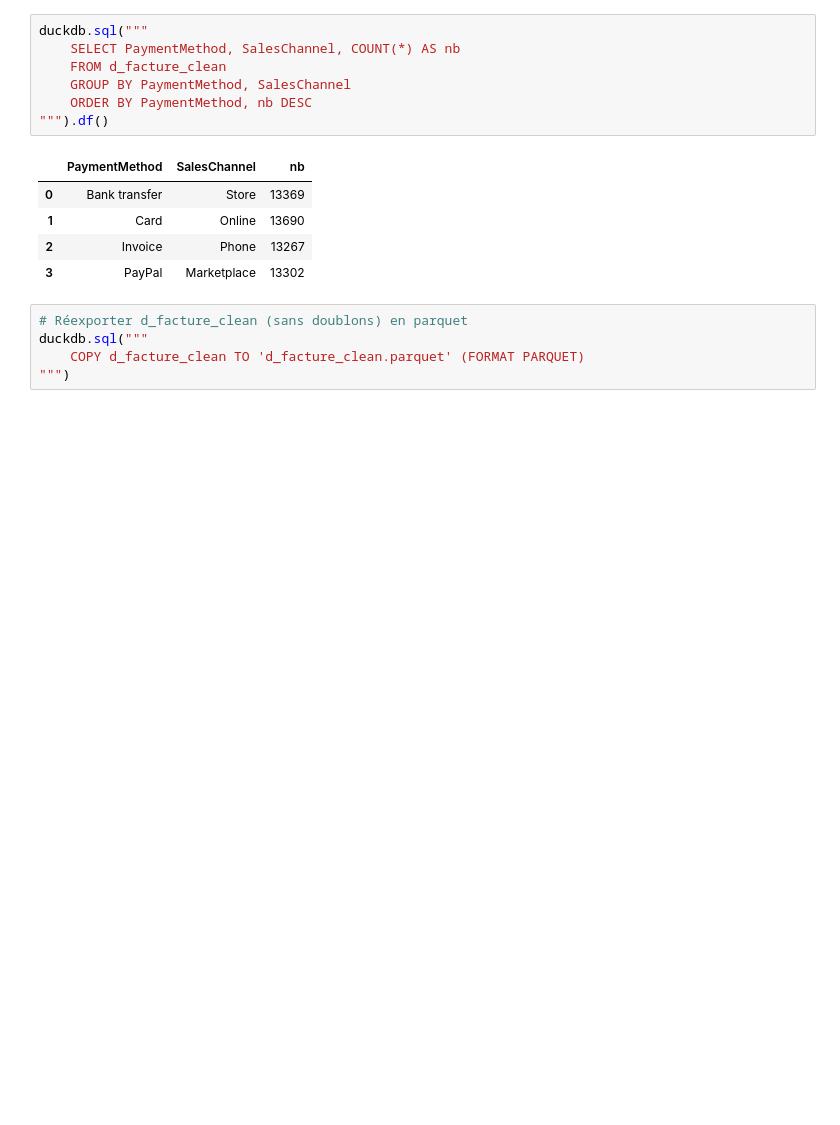
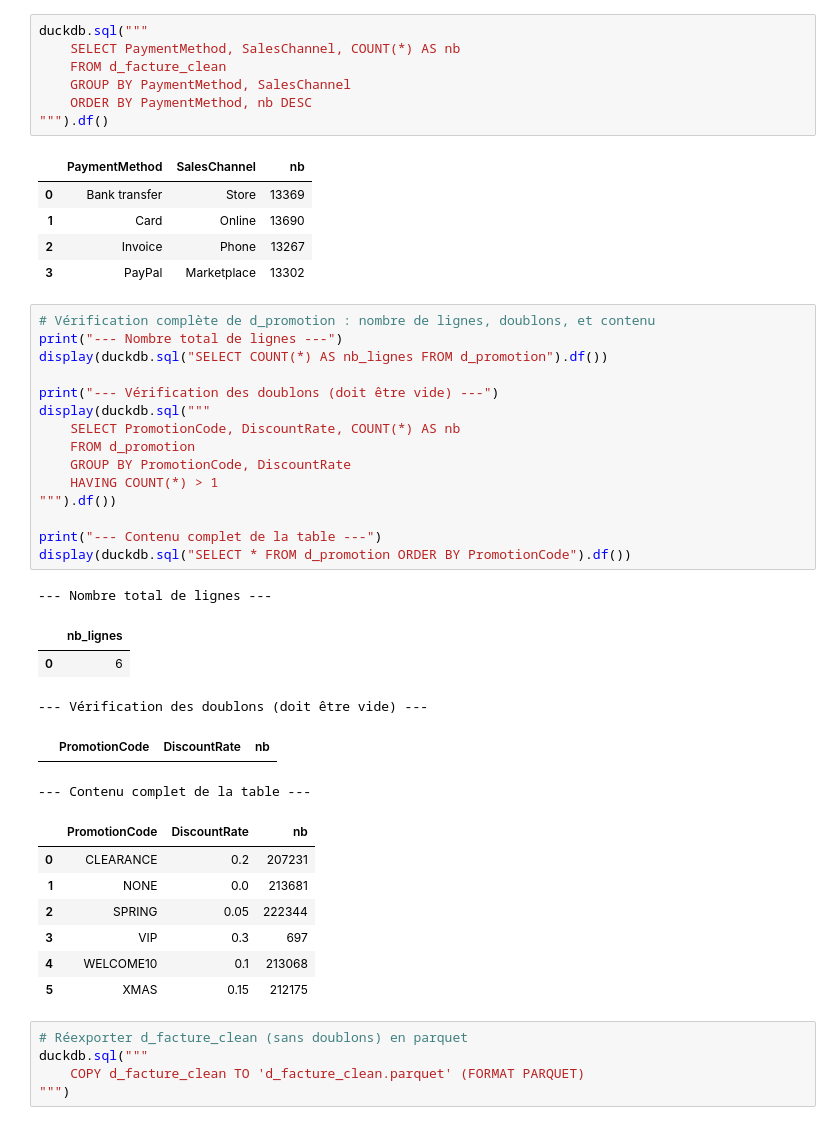
Before and after one commit to clawyunkai/Brief-15_retailcorps_Marketing, a Jupyter notebook: 1_nettoyage_sofiane.ipynb, the cells around one changed output. Cells and saved outputs as stored; diff of their text form; blank space fills up the shorter version.

```diff
--- a/1_nettoyage_sofiane.ipynb
+++ b/1_nettoyage_sofiane.ipynb
@@ -515,6 +519,35 @@ duckdb.sql("""
 | 1 | Card | Online | 13690 |
 | 2 | Invoice | Phone | 13267 |
 | 3 | PayPal | Marketplace | 13302 |
+# %%
+# Vérification complète de d_promotion : nombre de lignes, doublons, et contenu
+print("--- Nombre total de lignes ---")
+display(duckdb.sql("SELECT COUNT(*) AS nb_lignes FROM d_promotion").df())
+
+print("--- Vérification des doublons (doit être vide) ---")
+display(duckdb.sql("""
+    SELECT PromotionCode, DiscountRate, COUNT(*) AS nb
+    FROM d_promotion
+    GROUP BY PromotionCode, DiscountRate
+    HAVING COUNT(*) > 1
+""").df())
+
+print("--- Contenu complet de la table ---")
+display(duckdb.sql("SELECT * FROM d_promotion ORDER BY PromotionCode").df())
+# %% [output]
+--- Nombre total de lignes ---
+|  | nb_lignes |
+| 0 | 6 |
+--- Vérification des doublons (doit être vide) ---
+|  | PromotionCode | DiscountRate | nb |
+--- Contenu complet de la table ---
+|  | PromotionCode | DiscountRate | nb |
+| 0 | CLEARANCE | 0.2 | 207231 |
+| 1 | NONE | 0.0 | 213681 |
+| 2 | SPRING | 0.05 | 222344 |
+| 3 | VIP | 0.3 | 697 |
+| 4 | WELCOME10 | 0.1 | 213068 |
+| 5 | XMAS | 0.15 | 212175 |
 # %%
 # Réexporter d_facture_clean (sans doublons) en parquet
 duckdb.sql("""
```
Also changed, not shown: parts of 9 cells of this notebook, 2 other files.
